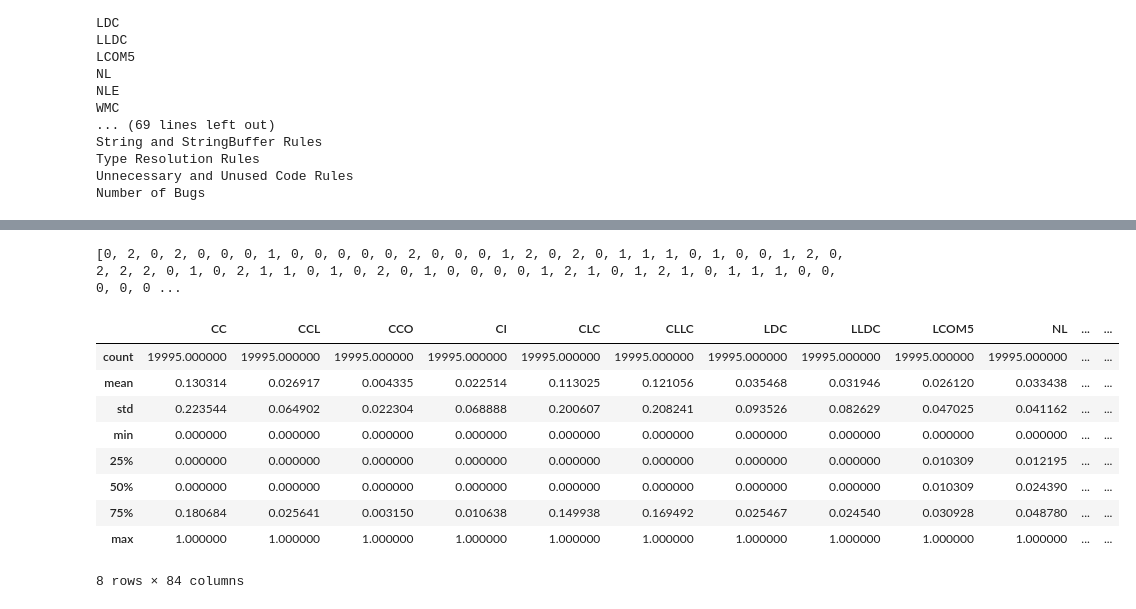
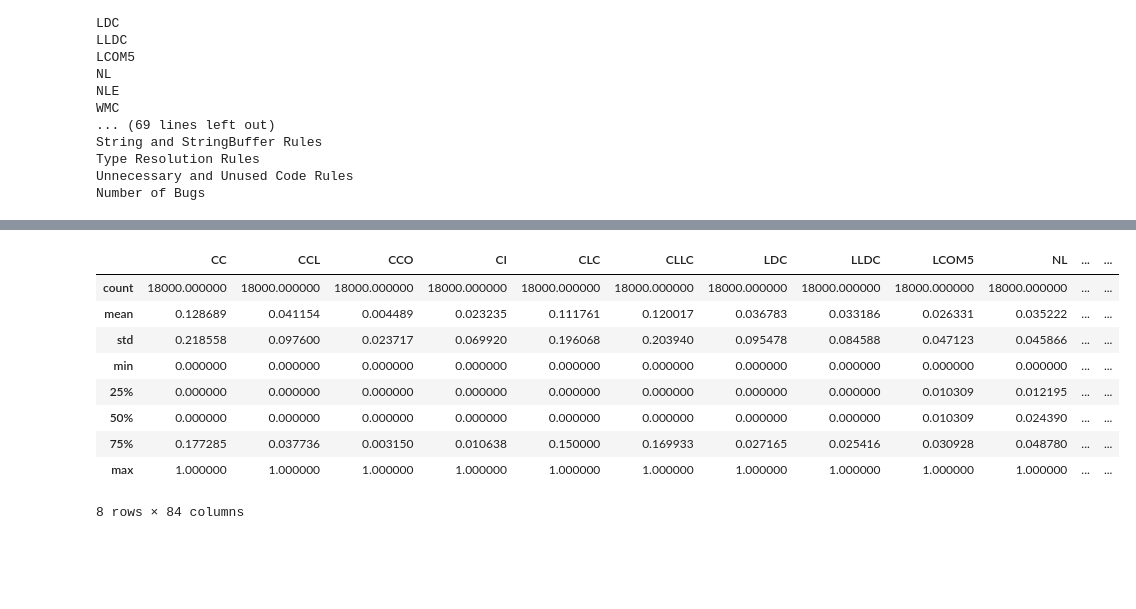
Before and after one commit to vajihe-ameri/predict-software-bugs-in-java-classes, a Jupyter notebook: proccess_df.ipynb, the cells around one changed output, grey strips where cells are left out. Saved outputs shown, nothing was run; the diff lists cells and outputs as text; code cells hidden in the pictures; blank space fills up the shorter version.

```diff
--- a/proccess_df.ipynb
+++ b/proccess_df.ipynb
@@ -160,7 +213,7 @@ Unnecessary and Unused Code Rules    0.0
 Number of Bugs                       0.0
 Length: 85, dtype: float64
 # %%
-columnsToNormalize = list(train_set.columns.values)
+columnsToNormalize = list(train_resampled.columns.values)
 for column in columnsToNormalize:
   print(column)
 # %% [output]
@@ -182,6 +235,6 @@ Type Resolution Rules
 Unnecessary and Unused Code Rules
 Number of Bugs
 # %%
-train_set_NB = train_set.pop('Number of Bugs')
+train_resampled_NB = train_resampled.pop('Number of Bugs')
 # %%
-test_set_NB = test_set.pop('Number of Bugs')
+test_resampled_NB = test_resampled.pop('Number of Bugs')
@@ -220,8 +273,8 @@ test_set
 # %%
-columnsToNormalize = list(train_set.columns.values)
+columnsToNormalize = list(train_resampled.columns.values)
 for column in columnsToNormalize:
-  minValueOfCol = train_set[column].min()
-  maxValueOfCol = train_set[column].max()
+  minValueOfCol = train_resampled[column].min()
+  maxValueOfCol = train_resampled[column].max()
 
-  train_set[column] = (train_set[column] - minValueOfCol) / (maxValueOfCol-minValueOfCol)
-  test_set[column] = (test_set[column] - minValueOfCol) / (maxValueOfCol-minValueOfCol)
+  train_resampled[column] = (train_resampled[column] - minValueOfCol) / (maxValueOfCol-minValueOfCol)
+  test_resampled[column] = (test_resampled[column] - minValueOfCol) / (maxValueOfCol-minValueOfCol)
@@ -285,19 +334,14 @@ x, y = oversample.fit_resample(X, y)
-# %%
-import random
-print(random.sample(list(test_set_NB.values), 1500))
-# %% [output]
-[0, 2, 0, 2, 0, 0, 0, 1, 0, 0, 0, 0, 0, 2, 0, 0, 0, 1, 2, 0, 2, 0, 1, 1, 1, 0, 1, 0, 0, 1, 2, 0, 2, 2, 2, 0, 1, 0, 2, 1, 1, 0, 1, 0, 2, 0, 1, 0, 0, 0, 0, 1, 2, 1, 0, 1, 2, 1, 0, 1, 1, 1, 0, 0, 0, 0, 0 ...
 # %%
-train_set.describe()
+train_resampled.describe()
 # %% [output]
 |  | CC | CCL | CCO | CI | CLC | CLLC | LDC | LLDC | LCOM5 | NL | ... | ... |
-| count | 19995.000000 | 19995.000000 | 19995.000000 | 19995.000000 | 19995.000000 | 19995.000000 | 19995.000000 | 19995.000000 | 19995.000000 | 19995.000000 | ... | ... |
-| mean | 0.130314 | 0.026917 | 0.004335 | 0.022514 | 0.113025 | 0.121056 | 0.035468 | 0.031946 | 0.026120 | 0.033438 | ... | ... |
-| std | 0.223544 | 0.064902 | 0.022304 | 0.068888 | 0.200607 | 0.208241 | 0.093526 | 0.082629 | 0.047025 | 0.041162 | ... | ... |
+| count | 18000.000000 | 18000.000000 | 18000.000000 | 18000.000000 | 18000.000000 | 18000.000000 | 18000.000000 | 18000.000000 | 18000.000000 | 18000.000000 | ... | ... |
+| mean | 0.128689 | 0.041154 | 0.004489 | 0.023235 | 0.111761 | 0.120017 | 0.036783 | 0.033186 | 0.026331 | 0.035222 | ... | ... |
+| std | 0.218558 | 0.097600 | 0.023717 | 0.069920 | 0.196068 | 0.203940 | 0.095478 | 0.084588 | 0.047123 | 0.045866 | ... | ... |
 | min | 0.000000 | 0.000000 | 0.000000 | 0.000000 | 0.000000 | 0.000000 | 0.000000 | 0.000000 | 0.000000 | 0.000000 | ... | ... |
 | 25% | 0.000000 | 0.000000 | 0.000000 | 0.000000 | 0.000000 | 0.000000 | 0.000000 | 0.000000 | 0.010309 | 0.012195 | ... | ... |
 | 50% | 0.000000 | 0.000000 | 0.000000 | 0.000000 | 0.000000 | 0.000000 | 0.000000 | 0.000000 | 0.010309 | 0.024390 | ... | ... |
-| 75% | 0.180684 | 0.025641 | 0.003150 | 0.010638 | 0.149938 | 0.169492 | 0.025467 | 0.024540 | 0.030928 | 0.048780 | ... | ... |
+| 75% | 0.177285 | 0.037736 | 0.003150 | 0.010638 | 0.150000 | 0.169933 | 0.027165 | 0.025416 | 0.030928 | 0.048780 | ... | ... |
 | max | 1.000000 | 1.000000 | 1.000000 | 1.000000 | 1.000000 | 1.000000 | 1.000000 | 1.000000 | 1.000000 | 1.000000 | ... | ... |
 8 rows × 84 columns
 # %%
```
Also changed, not shown: parts of 26 cells of this notebook.
